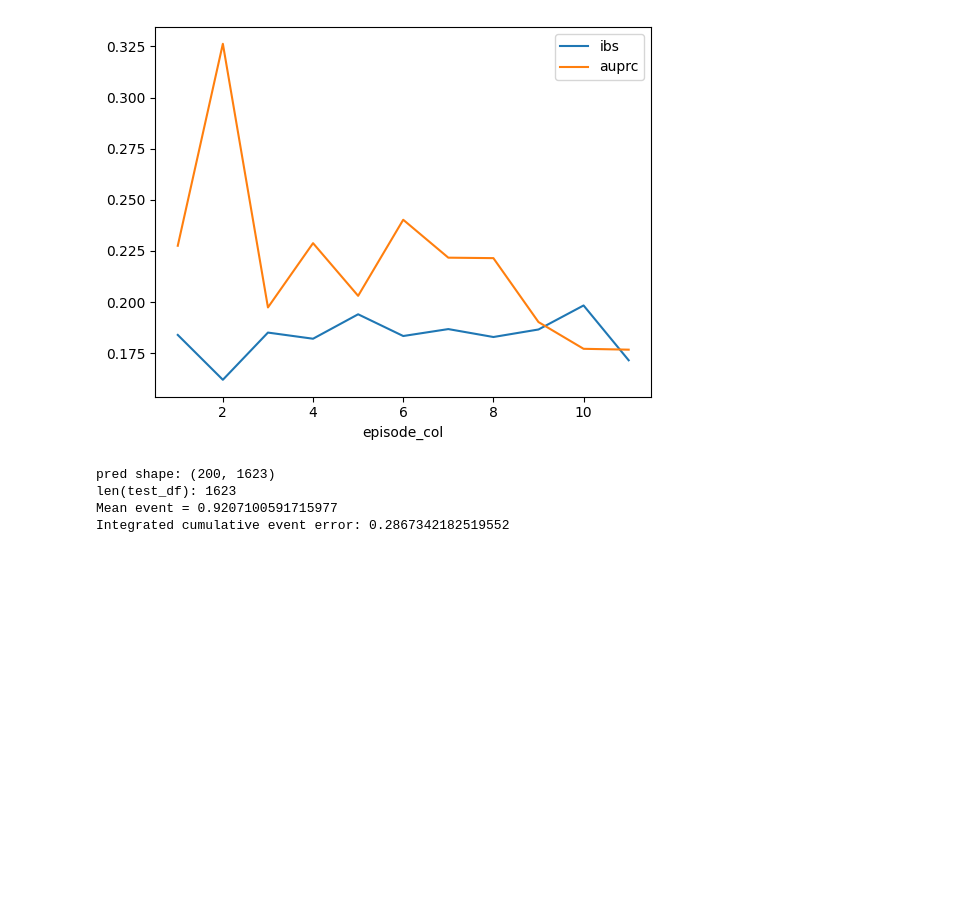
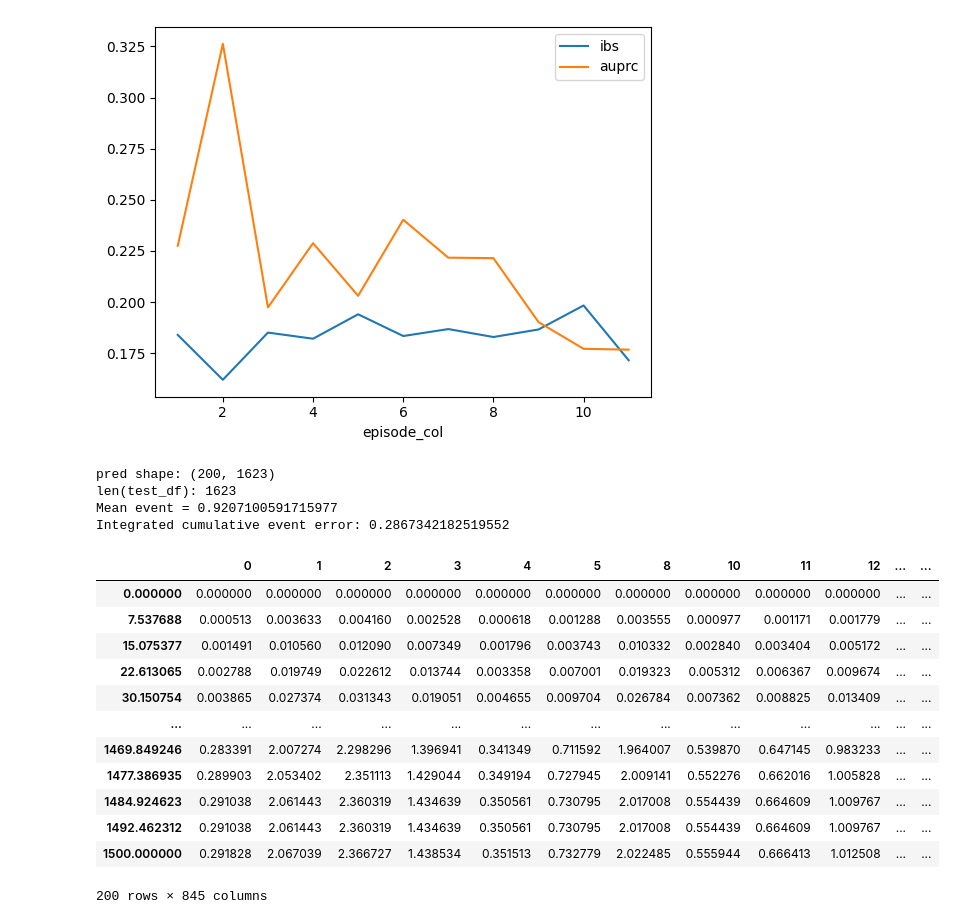
Before and after one commit to DKoleda6/recurrent_event, a Jupyter notebook: exp_jupyter.ipynb, the cells around one changed output. Drawn from its saved outputs; the diff is of its cells as text; code cells hidden in the pictures; blank space fills up the shorter version.

```diff
--- a/exp_jupyter.ipynb
+++ b/exp_jupyter.ipynb
@@ -344,3 +346,19 @@ pred shape: (200, 1623)
 len(test_df): 1623
 Mean event = 0.9207100591715977
 Integrated cumulative event error: 0.2867342182519552
+# %%
+pred
+# %% [output]
+|  | 0 | 1 | 2 | 3 | 4 | 5 | 8 | 10 | 11 | 12 | ... | ... |
+| 0.000000 | 0.000000 | 0.000000 | 0.000000 | 0.000000 | 0.000000 | 0.000000 | 0.000000 | 0.000000 | 0.000000 | 0.000000 | ... | ... |
+| 7.537688 | 0.000513 | 0.003633 | 0.004160 | 0.002528 | 0.000618 | 0.001288 | 0.003555 | 0.000977 | 0.001171 | 0.001779 | ... | ... |
+| 15.075377 | 0.001491 | 0.010560 | 0.012090 | 0.007349 | 0.001796 | 0.003743 | 0.010332 | 0.002840 | 0.003404 | 0.005172 | ... | ... |
+| 22.613065 | 0.002788 | 0.019749 | 0.022612 | 0.013744 | 0.003358 | 0.007001 | 0.019323 | 0.005312 | 0.006367 | 0.009674 | ... | ... |
+| 30.150754 | 0.003865 | 0.027374 | 0.031343 | 0.019051 | 0.004655 | 0.009704 | 0.026784 | 0.007362 | 0.008825 | 0.013409 | ... | ... |
+| ... | ... | ... | ... | ... | ... | ... | ... | ... | ... | ... | ... | ... |
+| 1469.849246 | 0.283391 | 2.007274 | 2.298296 | 1.396941 | 0.341349 | 0.711592 | 1.964007 | 0.539870 | 0.647145 | 0.983233 | ... | ... |
+| 1477.386935 | 0.289903 | 2.053402 | 2.351113 | 1.429044 | 0.349194 | 0.727945 | 2.009141 | 0.552276 | 0.662016 | 1.005828 | ... | ... |
+| 1484.924623 | 0.291038 | 2.061443 | 2.360319 | 1.434639 | 0.350561 | 0.730795 | 2.017008 | 0.554439 | 0.664609 | 1.009767 | ... | ... |
+| 1492.462312 | 0.291038 | 2.061443 | 2.360319 | 1.434639 | 0.350561 | 0.730795 | 2.017008 | 0.554439 | 0.664609 | 1.009767 | ... | ... |
+| 1500.000000 | 0.291828 | 2.067039 | 2.366727 | 1.438534 | 0.351513 | 0.732779 | 2.022485 | 0.555944 | 0.666413 | 1.012508 | ... | ... |
+200 rows × 845 columns
```
Also changed, not shown: parts of 3 cells of this notebook.
